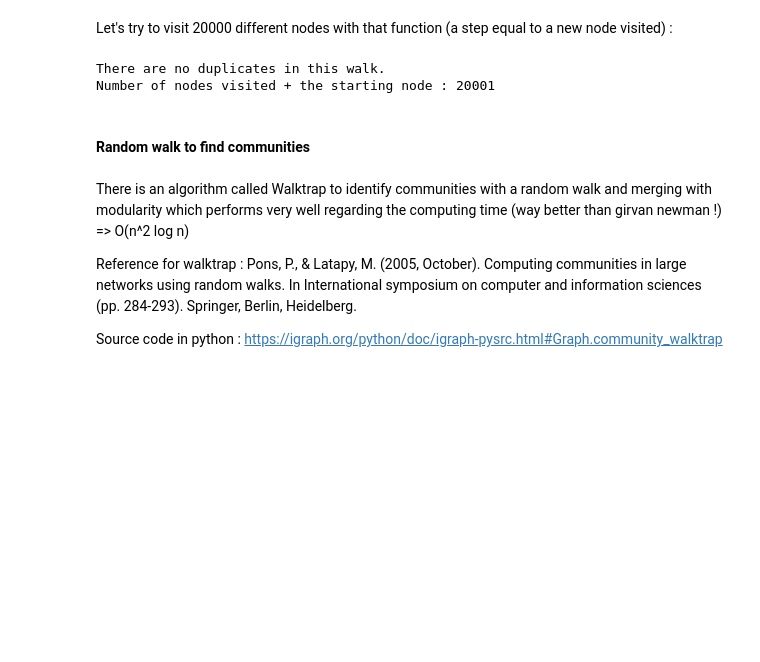
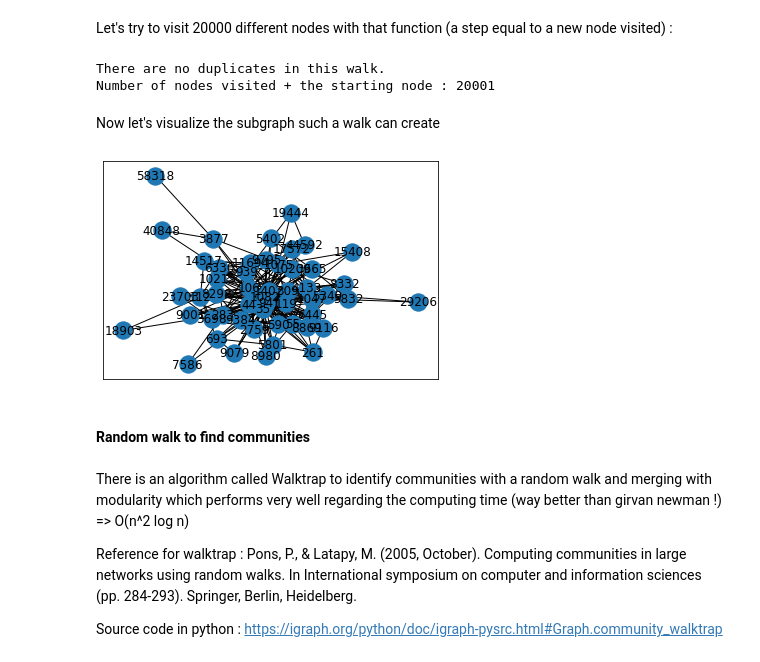
Before and after one commit to SocialMediaAnalytics2020/Project, a Jupyter notebook: Social Media Analytics Project.ipynb, the cells around one changed output. Drawn from its saved outputs; the diff is of its cells as text; code cells hidden in the pictures; blank space fills up the shorter version.

```diff
--- a/Social Media Analytics Project.ipynb
+++ b/Social Media Analytics Project.ipynb
@@ -613,6 +639,14 @@ print("Number of nodes visited + the starting node : {0}".format(len(walk)))
 # %% [output]
 There are no duplicates in this walk.
 Number of nodes visited + the starting node : 20001
+# %% [markdown]
+Now let's visualize the subgraph such a walk can create
+# %%
+walk = traceback_random_walk(fullG, 50)
+subG = fullG.subgraph(walk)
+nx.draw_networkx(subG)
+# %% [output]
+[figure, added]
 # %% [markdown]
 #### Random walk to find communities
 # %% [markdown]
```
Also changed, not shown: parts of 23 cells of this notebook.
